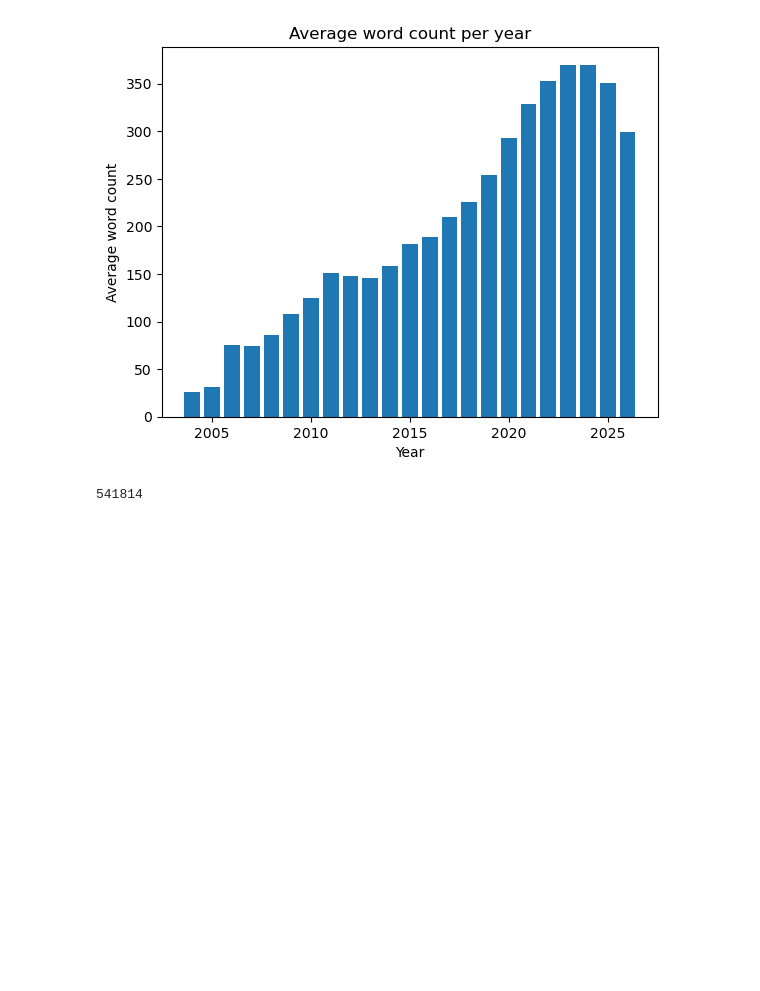
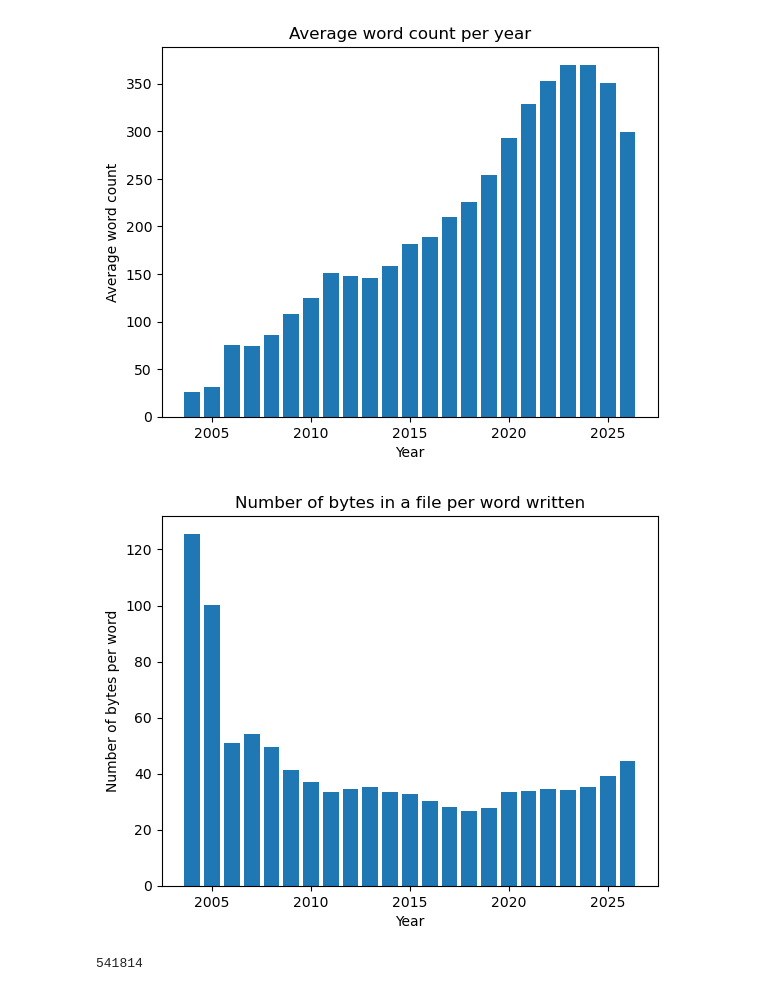
Before and after one commit to Marit-vdh/master-thesis, a Jupyter notebook: exploratory-data-analysis/Exploratory Data Analysis.ipynb, the cells around one changed output. Drawn from its saved outputs; the diff is of its cells as text; code cells hidden in the pictures; blank space fills up the shorter version.

```diff
--- a/exploratory-data-analysis/Exploratory Data Analysis.ipynb
+++ b/exploratory-data-analysis/Exploratory Data Analysis.ipynb
@@ -217,6 +218,18 @@ plt.title("Average word count per year")
 plt.show()
 # %% [output]
 [figure]
+# %%
+height = (np.divide(np.array(cum_filesize), np.array(n_articles))) / (np.array(cum_word_count) / np.array(n_articles))
+
+plt.bar(sorted(article_names.keys()),
+        height=height)
+plt.xlabel('Year')
+plt.ylabel('Number of bytes per word')
+plt.title("Number of bytes in a file per word written")
+plt.savefig('bytes_per_word_per_year.pdf', format='pdf')
+plt.show()
+# %% [output]
+[figure, added]
 # %%
 # Count the number of occurrences of each word
 word_counts = {}
```
Also changed, not shown: parts of 12 cells of this notebook, 4 other files.
